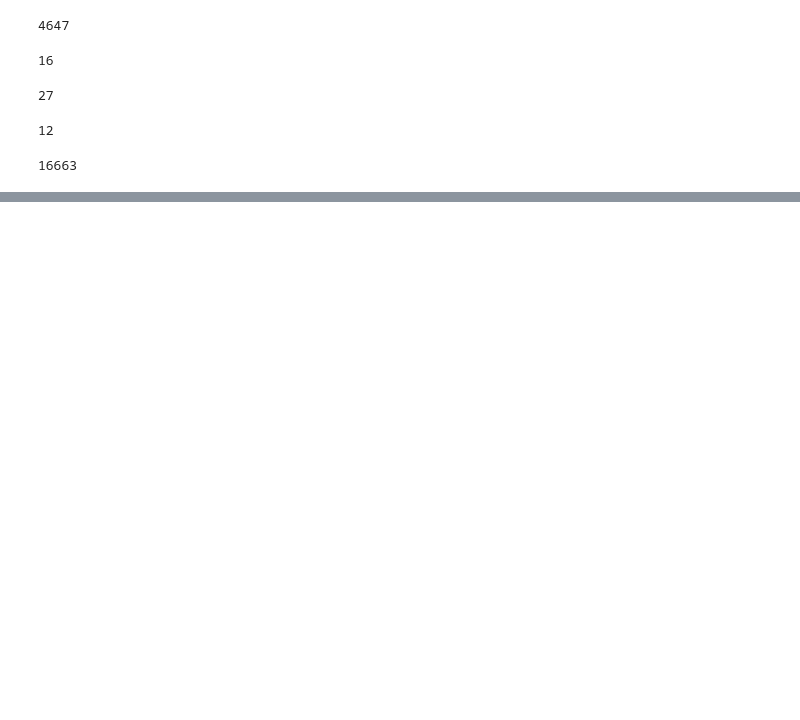
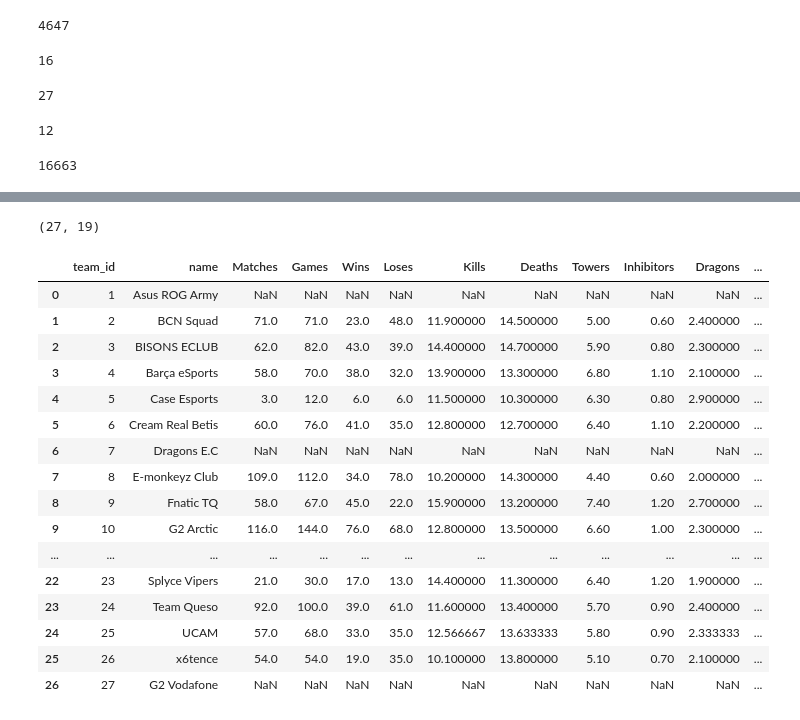
Before and after one commit to Linxx333/MrLinx-Data-ETL, a Jupyter notebook: src/main.ipynb, the cells around one changed output, grey strips where cells are left out. Cells and saved outputs as stored; diff of their text form; code cells hidden in the pictures; blank space fills up the shorter version.

```diff
--- a/src/main.ipynb
+++ b/src/main.ipynb
@@ -508,0 +687,4 @@ hist_players.to_sql(name='hist-players', con=cursor, if_exists='append', index=F
+# %%
+teams.shape
+# %% [output]
+(27, 19)
@@ -508,0 +749,20 @@ hist_players.to_sql(name='hist-players', con=cursor, if_exists='append', index=F
+# %%
+teams.head(30)
+# %% [output]
+|  | team_id | name | Matches | Games | Wins | Loses | Kills | Deaths | Towers | Inhibitors | Dragons | ... |
+| 0 | 1 | Asus ROG Army | NaN | NaN | NaN | NaN | NaN | NaN | NaN | NaN | NaN | ... |
+| 1 | 2 | BCN Squad | 71.0 | 71.0 | 23.0 | 48.0 | 11.900000 | 14.500000 | 5.00 | 0.60 | 2.400000 | ... |
+| 2 | 3 | BISONS ECLUB | 62.0 | 82.0 | 43.0 | 39.0 | 14.400000 | 14.700000 | 5.90 | 0.80 | 2.300000 | ... |
+| 3 | 4 | Barça eSports | 58.0 | 70.0 | 38.0 | 32.0 | 13.900000 | 13.300000 | 6.80 | 1.10 | 2.100000 | ... |
+| 4 | 5 | Case Esports | 3.0 | 12.0 | 6.0 | 6.0 | 11.500000 | 10.300000 | 6.30 | 0.80 | 2.900000 | ... |
+| 5 | 6 | Cream Real Betis | 60.0 | 76.0 | 41.0 | 35.0 | 12.800000 | 12.700000 | 6.40 | 1.10 | 2.200000 | ... |
+| 6 | 7 | Dragons E.C | NaN | NaN | NaN | NaN | NaN | NaN | NaN | NaN | NaN | ... |
+| 7 | 8 | E-monkeyz Club | 109.0 | 112.0 | 34.0 | 78.0 | 10.200000 | 14.300000 | 4.40 | 0.60 | 2.000000 | ... |
+| 8 | 9 | Fnatic TQ | 58.0 | 67.0 | 45.0 | 22.0 | 15.900000 | 13.200000 | 7.40 | 1.20 | 2.700000 | ... |
+| 9 | 10 | G2 Arctic | 116.0 | 144.0 | 76.0 | 68.0 | 12.800000 | 13.500000 | 6.60 | 1.00 | 2.300000 | ... |
+| ... | ... | ... | ... | ... | ... | ... | ... | ... | ... | ... | ... | ... |
+| 22 | 23 | Splyce Vipers | 21.0 | 30.0 | 17.0 | 13.0 | 14.400000 | 11.300000 | 6.40 | 1.20 | 1.900000 | ... |
+| 23 | 24 | Team Queso | 92.0 | 100.0 | 39.0 | 61.0 | 11.600000 | 13.400000 | 5.70 | 0.90 | 2.400000 | ... |
+| 24 | 25 | UCAM | 57.0 | 68.0 | 33.0 | 35.0 | 12.566667 | 13.633333 | 5.80 | 0.90 | 2.333333 | ... |
+| 25 | 26 | x6tence | 54.0 | 54.0 | 19.0 | 35.0 | 10.100000 | 13.800000 | 5.10 | 0.70 | 2.100000 | ... |
+| 26 | 27 | G2 Vodafone | NaN | NaN | NaN | NaN | NaN | NaN | NaN | NaN | NaN | ... |
```
Also changed, not shown: parts of 51 cells of this notebook, 12 other files.
